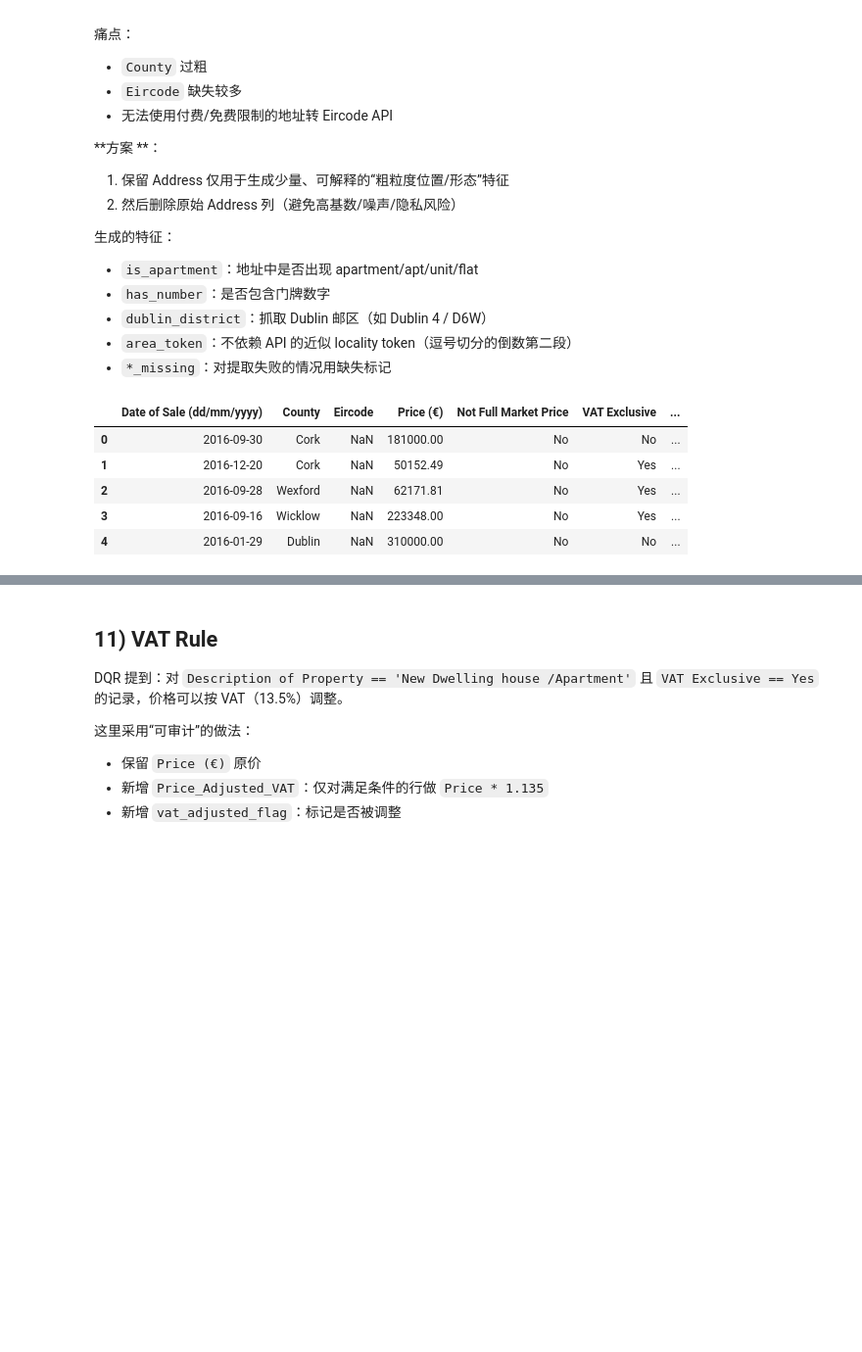
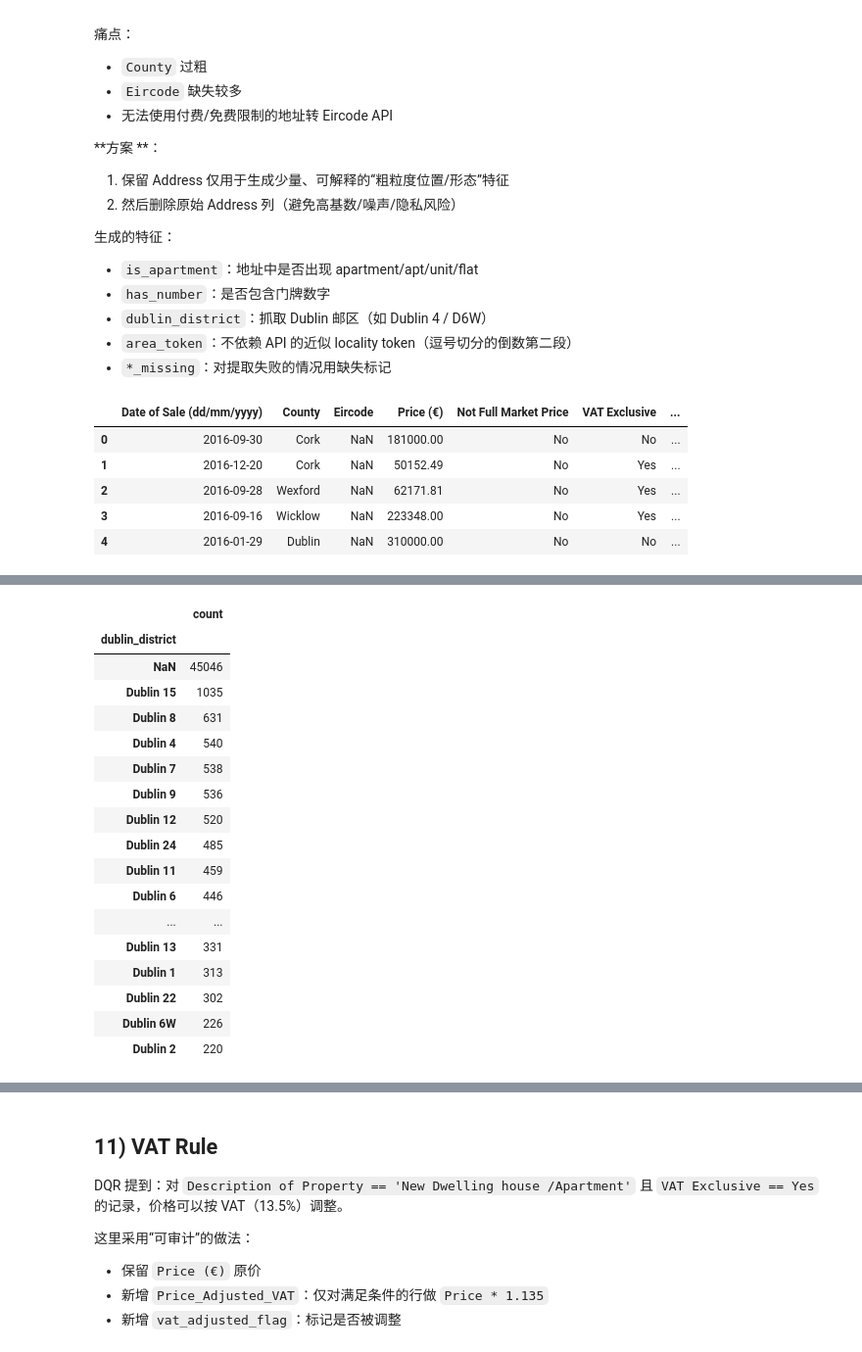
Before and after one commit to ucdda/COMP47350_DataAnalysis, a Jupyter notebook: DQP.ipynb, the cells around one changed output, grey strips where cells are left out. Shown at 98% size. Cells and saved outputs as stored; diff of their text form; code cells hidden in the pictures; blank space fills up the shorter version.

```diff
--- a/DQP.ipynb
+++ b/DQP.ipynb
@@ -323,0 +335,68 @@ df.head()
+# %%
+# --- Address-derived feature distribution ---
+addr_feats = [
+    "is_apartment", "has_number",
+    "dublin_district", "dublin_district_missing",
+    "area_token", "area_token_missing"
+]
+addr_feats = [c for c in addr_feats if c in df.columns]
+
+summary = pd.DataFrame({
+    "dtype": df[addr_feats].dtypes.astype(str),
+    "missing_rate_%": (df[addr_feats].isna().mean() * 100).round(2),
+    "n_unique": df[addr_feats].nunique(dropna=True),
+}).sort_values("n_unique", ascending=False)
+
+display(summary)
+
+# Binary feature counts (0/1)
+binary_cols = [c for c in ["is_apartment", "has_number", "dublin_district_missing"] if c in df.columns]
+for c in binary_cols:
+    vc = df[c].value_counts(dropna=False)
+    pct = (vc / len(df) * 100).round(2)
+    print(f"\n{c} counts:")
+    display(pd.DataFrame({"count": vc, "pct_%": pct}))
+
+# dublin_district distribution (top 20)
+if "dublin_district" in df.columns:
+    print("\ndublin_district (top 20):")
+    display(df["dublin_district"].value_counts(dropna=False).head(20).to_frame("count"))
+
+# --- area_token cardinality reduction (frequency thresholding) ---
+MIN_COUNT = 50
+
+if "area_token" in df.columns:
+    before = df.shape
+
+    vc = df["area_token"].value_counts(dropna=False)
+    n_unique = int(vc.shape[0])
+    n_once = int((vc == 1).sum())
+
+    keep = vc[vc >= MIN_COUNT].index
+    kept_cardinality = int(len(keep))
+    coverage_rows = int(vc[vc >= MIN_COUNT].sum())
+    coverage_pct = round(coverage_rows / len(df) * 100, 2)
+
+    df["area_token_reduced"] = df["area_token"].where(df["area_token"].isin(keep), "Other")
+
+    # Stats after reduction
+    vc_reduced = df["area_token_reduced"].value_counts(dropna=False)
+    reduced_cardinality = int(vc_reduced.shape[0])
+    other_rows = int((df["area_token_reduced"] == "Other").sum())
+    other_pct = round(other_rows / len(df) * 100, 2)
+
+    after = df.shape
+    notes = (
+        f"MIN_COUNT={MIN_COUNT}, unique_before={n_unique}, once_before={n_once} "
+        f"({round(n_once/max(n_unique,1)*100,2)}% of unique), kept_cardinality={kept_cardinality}, "
+        f"coverage={coverage_pct}%, reduced_cardinality={reduced_cardinality}, Other={other_pct}%"
+    )
+    log.add("Reduce area_token cardinality (freq>=50 -> keep else Other)", before, after, notes)
+
+    print("\narea_token reduction summary:")
+    print(notes)
+    print("\narea_token_reduced (top 20):")
+    display(vc_reduced.head(20).to_frame("count"))
+else:
+    print("area_token column not found; skipped reduction.")
+# %% [output]
@@ -323,0 +426,18 @@ df.head()
+|  | count |
+| dublin_district |  |
+| NaN | 45046 |
+| Dublin 15 | 1035 |
+| Dublin 8 | 631 |
+| Dublin 4 | 540 |
+| Dublin 7 | 538 |
+| Dublin 9 | 536 |
+| Dublin 12 | 520 |
+| Dublin 24 | 485 |
+| Dublin 11 | 459 |
+| Dublin 6 | 446 |
+| ... | ... |
+| Dublin 13 | 331 |
+| Dublin 1 | 313 |
+| Dublin 22 | 302 |
+| Dublin 6W | 226 |
+| Dublin 2 | 220 |
```
Also changed, not shown: parts of 4 cells of this notebook, 1 other file.
